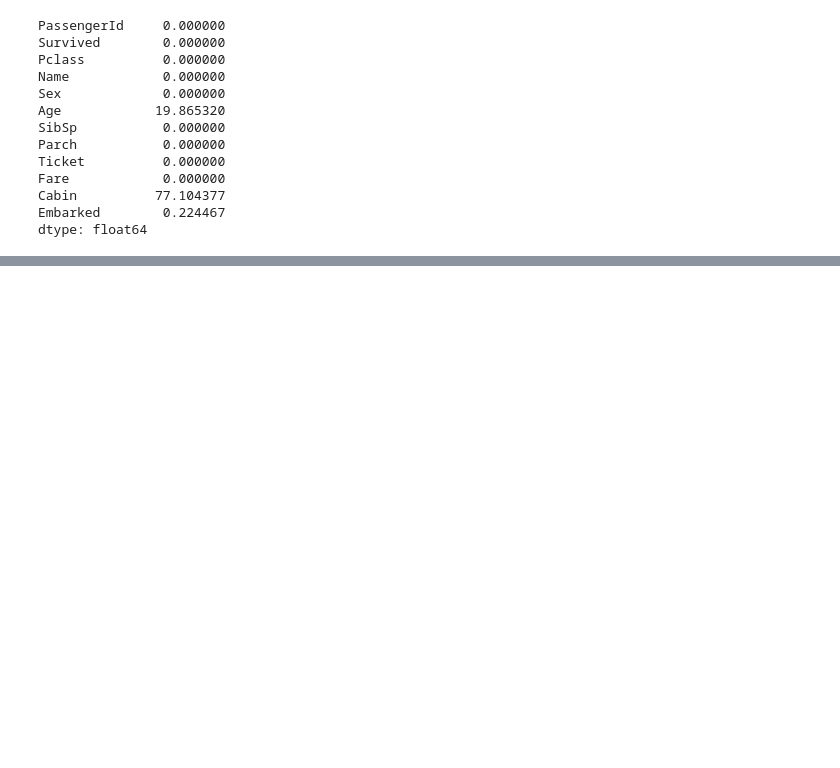
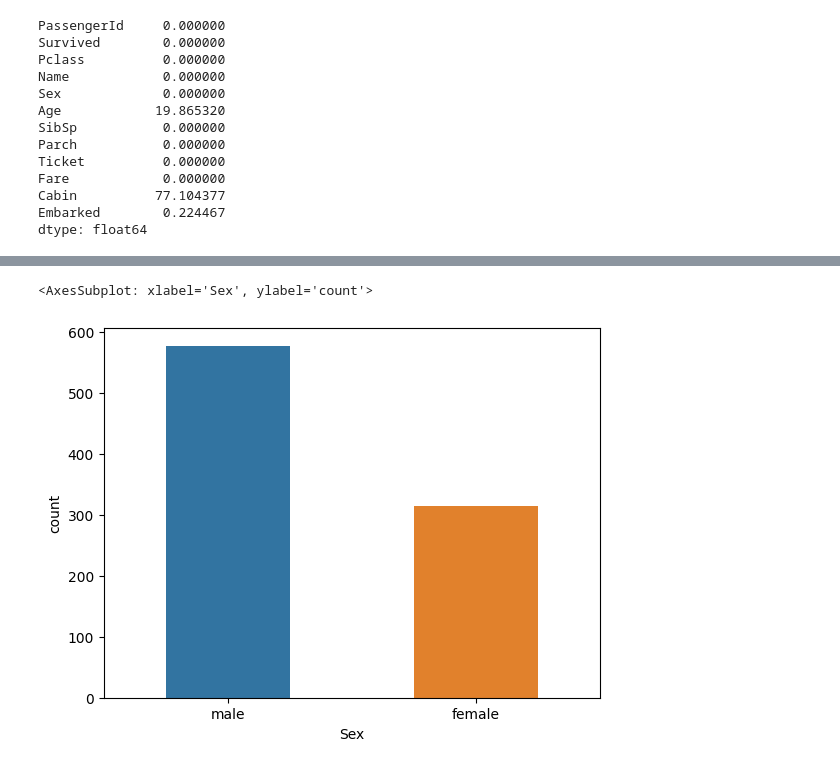
Before and after one commit to smashfakuddin/Titanic_Disaster, a Jupyter notebook: titanic_data.ipynb, the cells around one changed output, grey strips where cells are left out. Drawn from its saved outputs; the diff is of its cells as text; code cells hidden in the pictures; blank space fills up the shorter version.

```diff
--- a/titanic_data.ipynb
+++ b/titanic_data.ipynb
@@ -185,0 +296,5 @@ dtype: float64
+# %%
+sns.countplot(x = df['Sex'],width=.5)
+# %% [output]
+<AxesSubplot: xlabel='Sex', ylabel='count'>
+[figure, added]
```
Also changed, not shown: parts of 32 cells of this notebook.
